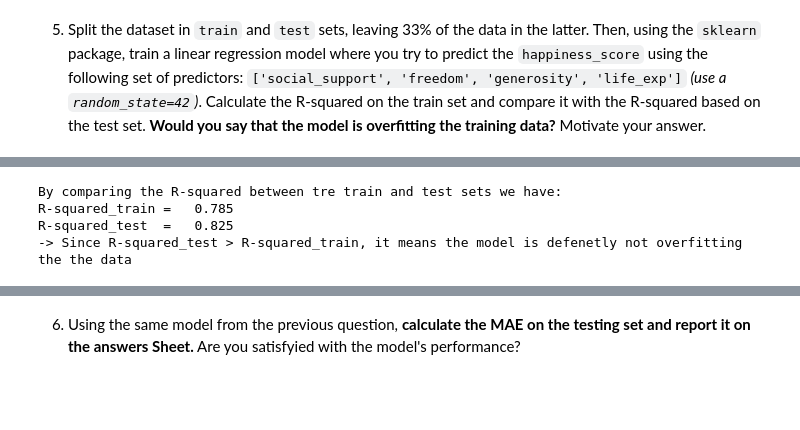
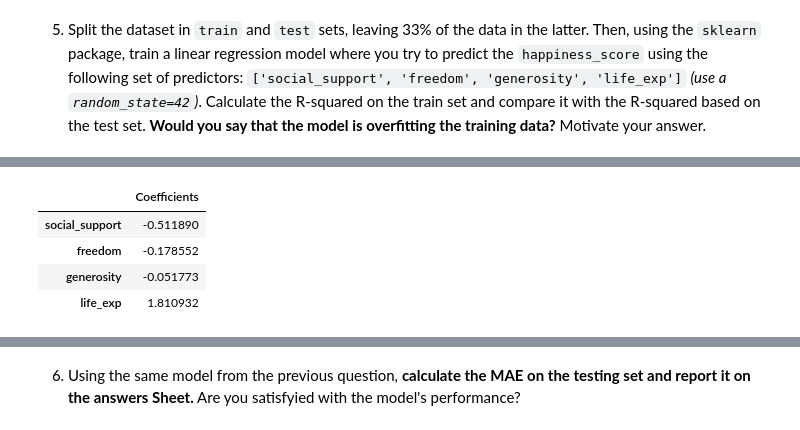
Before and after one commit to manuelcernigoj-lab/Boolean_Projects, a Jupyter notebook: 05_Final Assignment_ML and Web scraping/x.a1 Final Assignment P1 ML.ipynb, the cells around one changed output, grey strips where cells are left out. Drawn from its saved outputs; the diff is of its cells as text; code cells hidden in the pictures; blank space fills up the shorter version.

```diff
--- a/05_Final Assignment_ML and Web scraping/x.a1 Final Assignment P1 ML.ipynb
+++ b/05_Final Assignment_ML and Web scraping/x.a1 Final Assignment P1 ML.ipynb
@@ -228,10 +200,8 @@ strong multicollinearity or other numerical problems.
-# %%
-print(f"""By comparing the R-squared between tre train and test sets we have:
-R-squared_train =   {results_tr.rsquared:.3f}
-R-squared_test  =   {results_te.rsquared:.3f}
--> Since R-squared_test > R-squared_train, it means the model is defenetly not overfitting the the data""")
-# %% [output]
-By comparing the R-squared between tre train and test sets we have:
-R-squared_train =   0.785
-R-squared_test  =   0.825
--> Since R-squared_test > R-squared_train, it means the model is defenetly not overfitting the the data
+# %%
+results.params[1:].to_frame(name = 'Coefficients')
+# %% [output]
+|  | Coefficients |
+| social_support | -0.511890 |
+| freedom | -0.178552 |
+| generosity | -0.051773 |
+| life_exp | 1.810932 |
```
Also changed, not shown: parts of 14 cells of this notebook.
